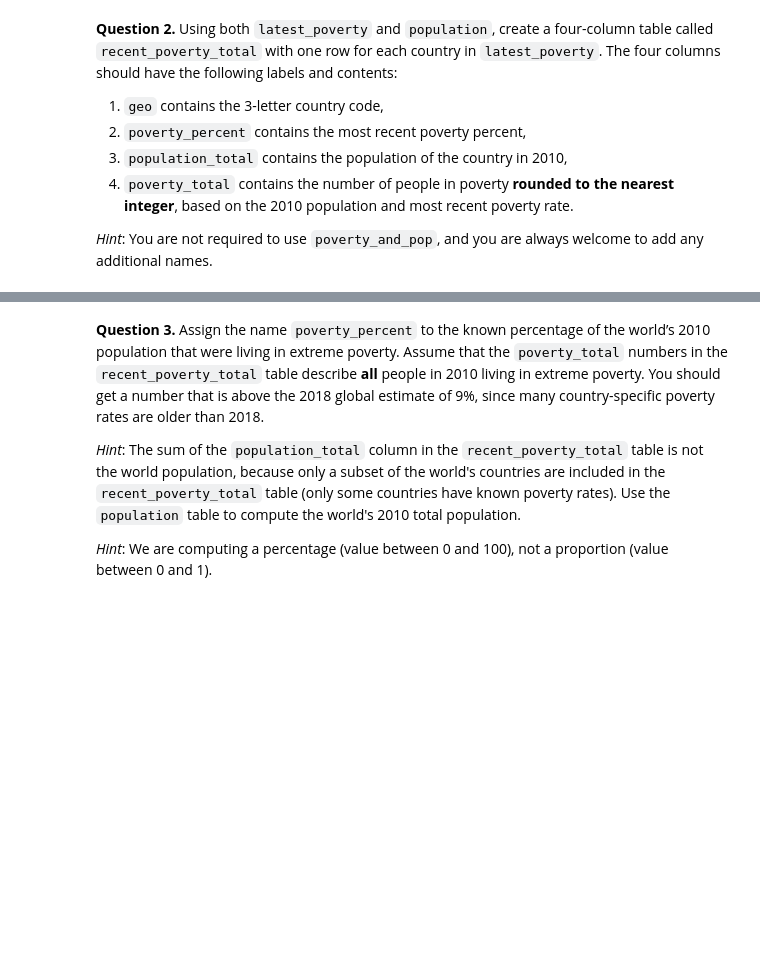
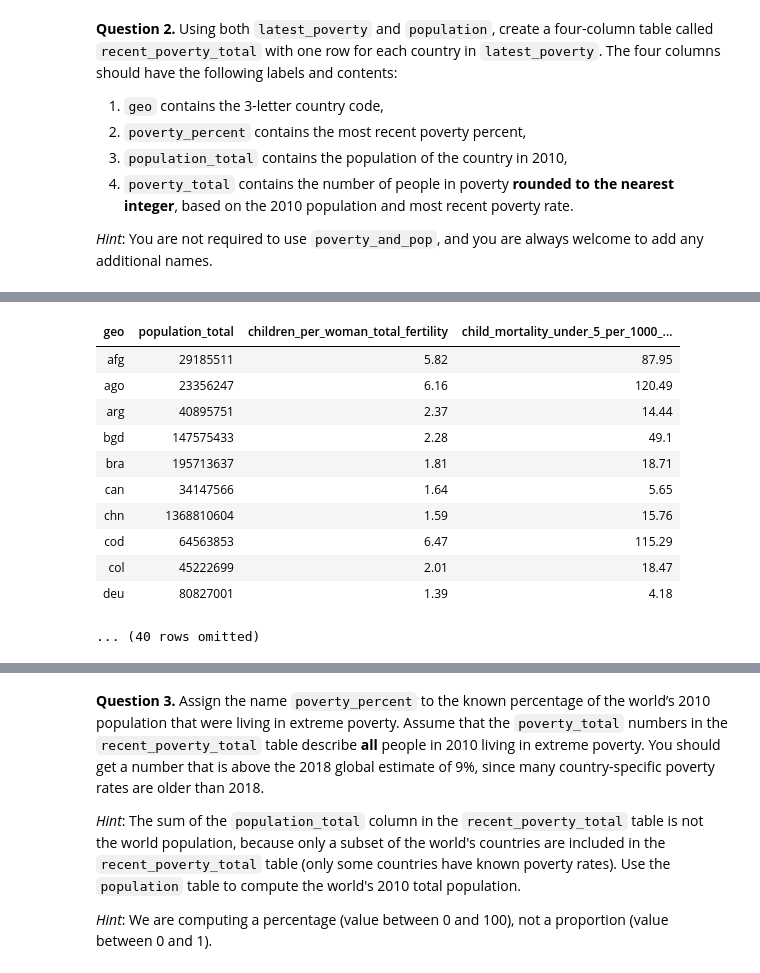
Before and after one commit to AndrewClough05/Intro-to-Data-Analytics-2.0, a Jupyter notebook: project1/project1/project1.ipynb, the cells around one changed output, grey strips where cells are left out. Cells and saved outputs as stored; diff of their text form; code cells hidden in the pictures; blank space fills up the shorter version.

```diff
--- a/project1/project1/project1.ipynb
+++ b/project1/project1/project1.ipynb
@@ -688,2 +693,17 @@ recent_poverty_total
+# %%
+stats_for_year(2010)
+# %% [output]
+| geo | population_total | children_per_woman_total_fertility | child_mortality_under_5_per_1000_... |
+| afg | 29185511 | 5.82 | 87.95 |
+| ago | 23356247 | 6.16 | 120.49 |
+| arg | 40895751 | 2.37 | 14.44 |
+| bgd | 147575433 | 2.28 | 49.1 |
+| bra | 195713637 | 1.81 | 18.71 |
+| can | 34147566 | 1.64 | 5.65 |
+| chn | 1368810604 | 1.59 | 15.76 |
+| cod | 64563853 | 6.47 | 115.29 |
+| col | 45222699 | 2.01 | 18.47 |
+| deu | 80827001 | 1.39 | 4.18 |
+... (40 rows omitted)
 # %%
 grader.check("q2_2")
```
Also changed, not shown: parts of 3 cells of this notebook, 7 other files.
